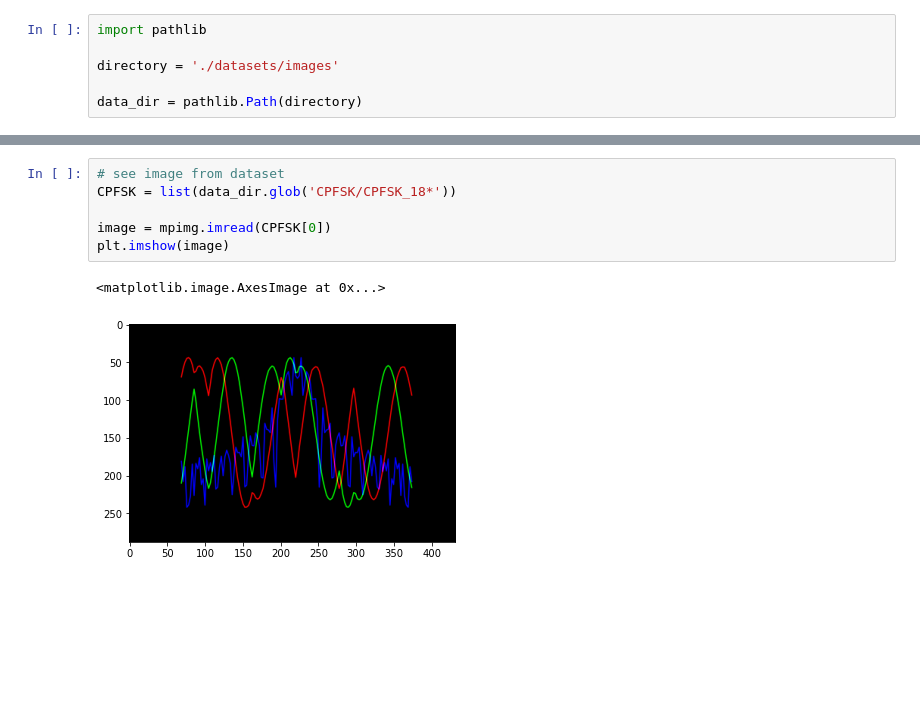
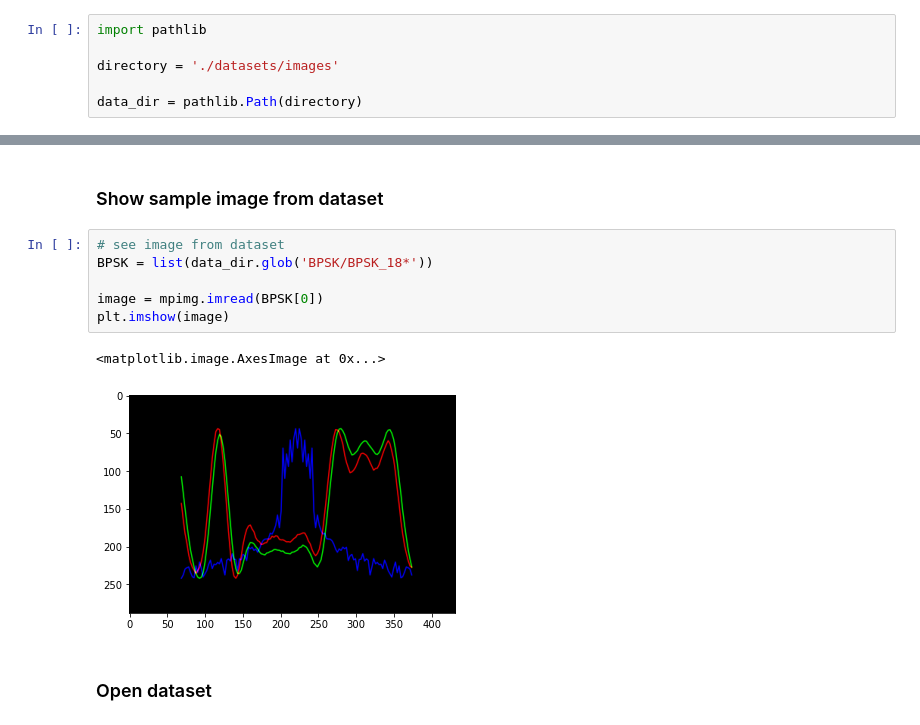
Before and after one commit to yakisoap-bar/internship-stuff, a Jupyter notebook: hybrid_conv.ipynb, the cells around one changed output, grey strips where cells are left out. Saved outputs shown, nothing was run; the diff lists cells and outputs as text; blank space fills up the shorter version.

```diff
--- a/hybrid_conv.ipynb
+++ b/hybrid_conv.ipynb
@@ -40,12 +59,16 @@ print(img_count)
+# %% [markdown]
+### Show sample image from dataset
 # %%
 # see image from dataset
-CPFSK = list(data_dir.glob('CPFSK/CPFSK_18*'))
+BPSK = list(data_dir.glob('BPSK/BPSK_18*'))
 
-image = mpimg.imread(CPFSK[0])
+image = mpimg.imread(BPSK[0])
 plt.imshow(image)
 # %% [output]
 <matplotlib.image.AxesImage at 0x...>
-[figure, old version]
+[figure, new version]
+# %% [markdown]
+### Open dataset
 # %%
 # open dataset
 
```
Also changed, not shown: parts of 15 cells of this notebook.
